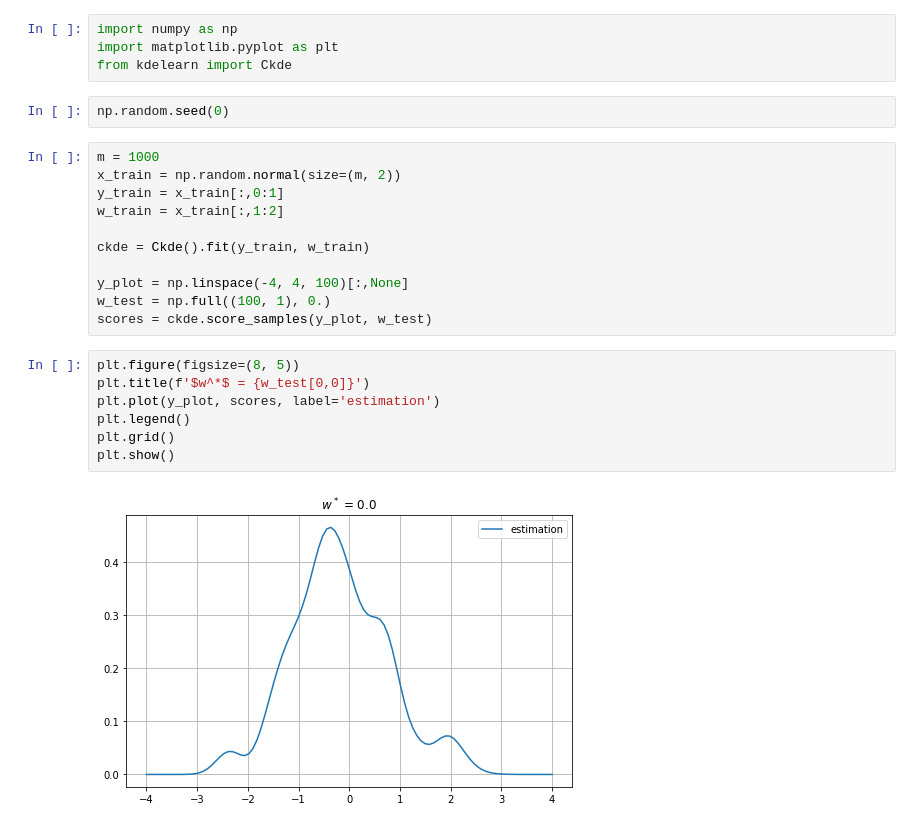
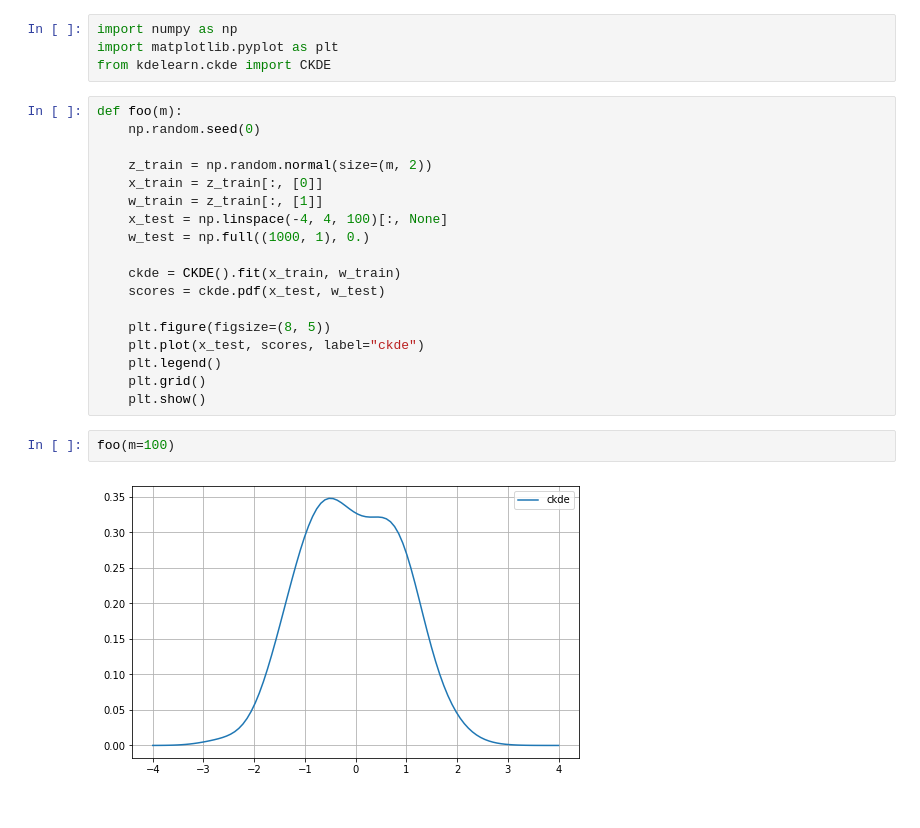
Before and after one commit to krystianfranus/kde-learn, a Jupyter notebook: notebooks/ckde.ipynb, the cells around one changed output. Drawn from its saved outputs; the diff is of its cells as text.

Commit message:
Add initial version of CKDE

```diff
--- a/notebooks/ckde.ipynb
+++ b/notebooks/ckde.ipynb
@@ -1,26 +1,26 @@
 # %%
 import numpy as np
 import matplotlib.pyplot as plt
-from kdelearn import Ckde
+from kdelearn.ckde import CKDE
-# %%
-np.random.seed(0)
 # %%
-m = 1000
-x_train = np.random.normal(size=(m, 2))
-y_train = x_train[:,0:1]
-w_train = x_train[:,1:2]
+def foo(m):
+    np.random.seed(0)
 
-ckde = Ckde().fit(y_train, w_train)
+    z_train = np.random.normal(size=(m, 2))
+    x_train = z_train[:, [0]]
+    w_train = z_train[:, [1]]
+    x_test = np.linspace(-4, 4, 100)[:, None]
+    w_test = np.full((1000, 1), 0.)
 
-y_plot = np.linspace(-4, 4, 100)[:,None]
-w_test = np.full((100, 1), 0.)
-scores = ckde.score_samples(y_plot, w_test)
+    ckde = CKDE().fit(x_train, w_train)
+    scores = ckde.pdf(x_test, w_test)
+
+    plt.figure(figsize=(8, 5))
+    plt.plot(x_test, scores, label="ckde")
+    plt.legend()
+    plt.grid()
+    plt.show()
-# %%
-plt.figure(figsize=(8, 5))
-plt.title(f'$w^*$ = {w_test[0,0]}')
-plt.plot(y_plot, scores, label='estimation')
-plt.legend()
-plt.grid()
-plt.show()
-# %% [output]
-[figure, removed]
+# %%
+foo(m=100)
+# %% [output]
+[figure, added]
```
Also changed, not shown: parts of 2 cells of this notebook, 10 other files.
